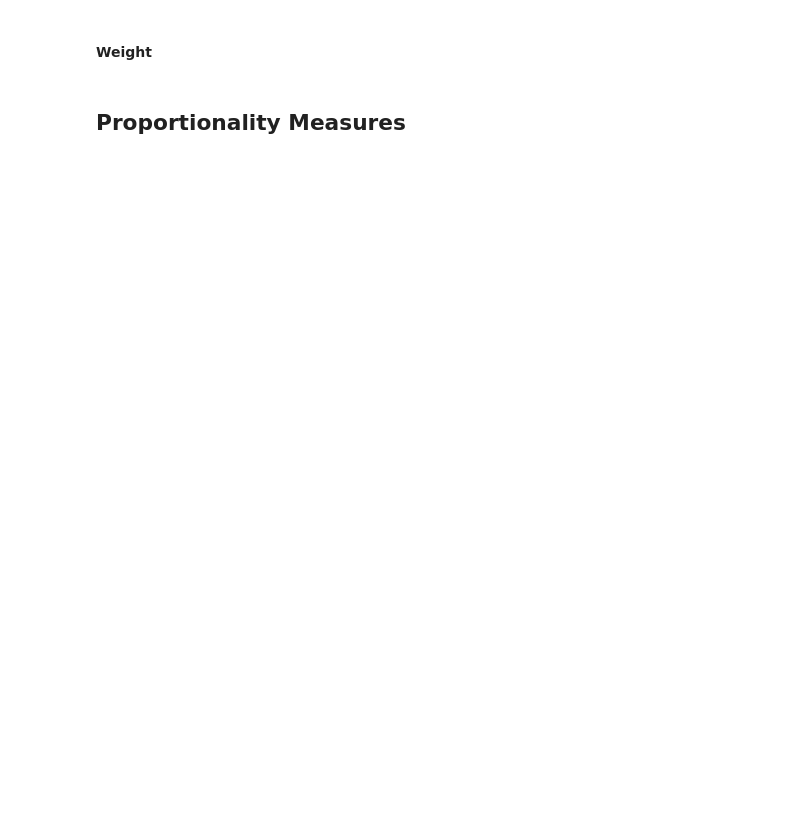
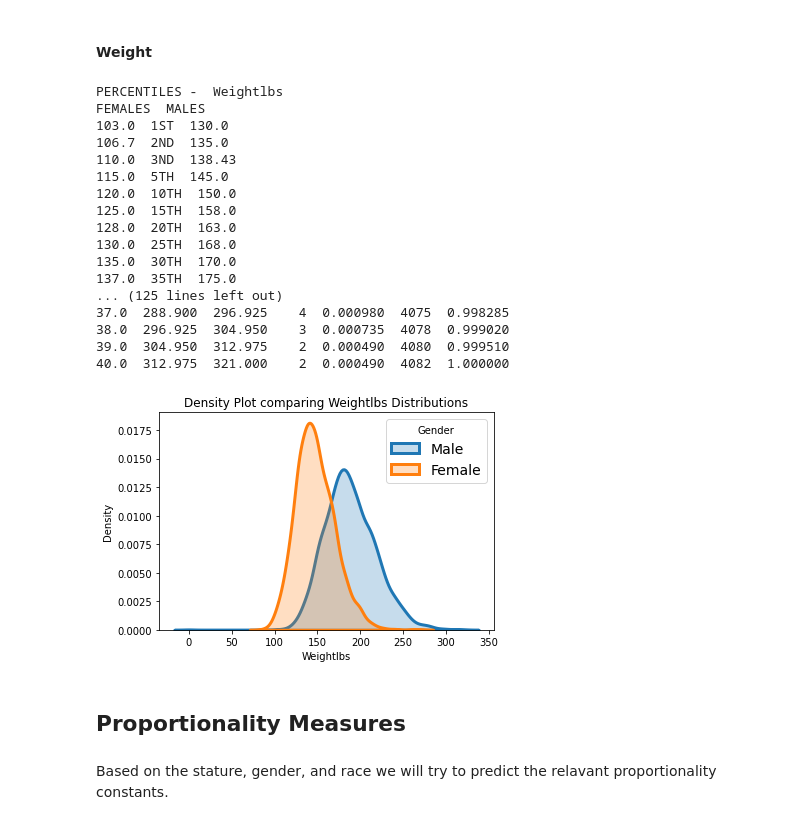
Before and after one commit to hkair/anthropometric-stats, a Jupyter notebook: analysis/ansur_analysis.ipynb, the cells around one changed output. Cells and saved outputs as stored; diff of their text form; code cells hidden in the pictures; blank space fills up the shorter version.

Commit message:
Add proportionality constant

```diff
--- a/analysis/ansur_analysis.ipynb
+++ b/analysis/ansur_analysis.ipynb
@@ -392,7 +392,7 @@ def frequency_table(measure, gender="Female"):
 
     print(freq)
 
-def plotDistribution(measure):
+def plotDistribution(df, measure):
     for gender in ['Male','Female']:
         subset = df[df['Gender'] == gender]
 
@@ -526,13 +526,34 @@ FEMALES  MALES
 # %%
 percentiles('Weightlbs')
 print("\n")
 summary_stats('Weightlbs')
 print("\n")
 summary_stats('Weightlbs', "Male")
 print("\n")
 frequency_table('Weightlbs')
 print("\n")
 frequency_table('Weightlbs', "Male")
-plotDistribution('Weightlbs')
+plotDistribution(df, 'Weightlbs')
+# %% [output]
+PERCENTILES -  Weightlbs
+FEMALES  MALES
+103.0  1ST  130.0
+106.7  2ND  135.0
+110.0  3ND  138.43
+115.0  5TH  145.0
+120.0  10TH  150.0
+125.0  15TH  158.0
+128.0  20TH  163.0
+130.0  25TH  168.0
+135.0  30TH  170.0
+137.0  35TH  175.0
+... (125 lines left out)
+37.0  288.900  296.925    4  0.000980  4075  0.998285
+38.0  296.925  304.950    3  0.000735  4078  0.999020
+39.0  304.950  312.975    2  0.000490  4080  0.999510
+40.0  312.975  321.000    2  0.000490  4082  1.000000
+[figure, added]
 # %% [markdown]
 ## Proportionality Measures
+# %% [markdown]
+Based on the stature, gender, and race we will try to predict the relavant proportionality constants.
```
Also changed, not shown: parts of 12 cells of this notebook, 1 other file.
